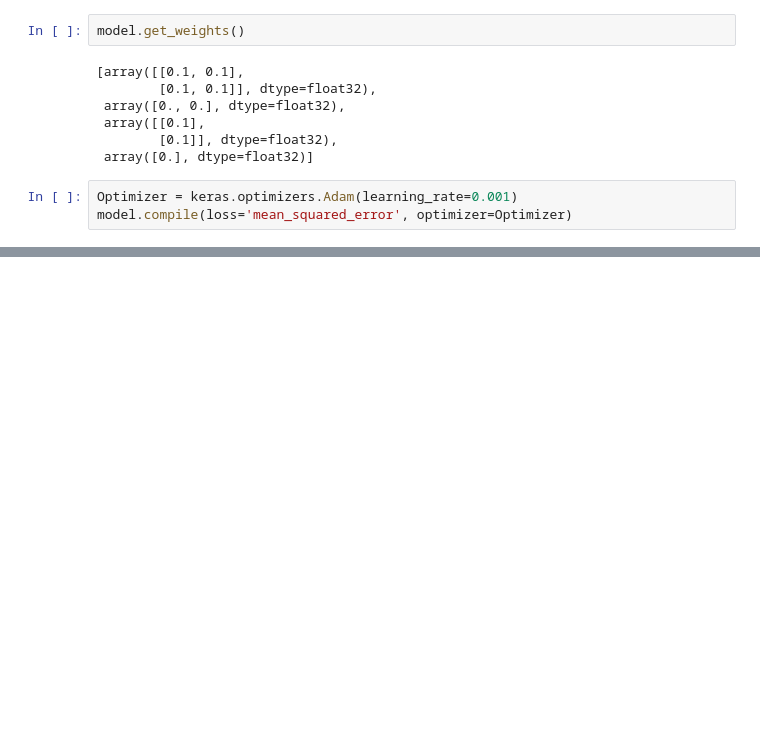
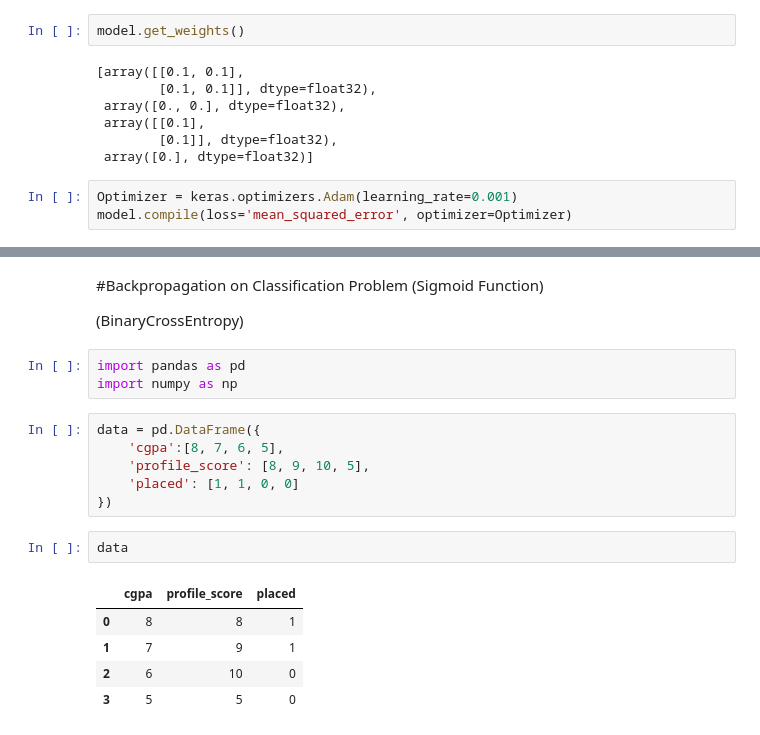
Before and after one commit to nitinlodhi019/Deep-Learning, a Jupyter notebook: Backpropagation/Backpropagation.ipynb, the cells around one changed output, grey strips where cells are left out. Saved outputs shown, nothing was run; the diff lists cells and outputs as text; blank space fills up the shorter version.

```diff
--- a/Backpropagation/Backpropagation.ipynb
+++ b/Backpropagation/Backpropagation.ipynb
@@ -383,0 +311,22 @@ model.get_weights()
+# %% [markdown]
+#Backpropagation on Classification Problem
+(Sigmoid Function)
+
+(BinaryCrossEntropy)
+# %%
+import pandas as pd
+import numpy as np
+# %%
+data = pd.DataFrame({
+    'cgpa':[8, 7, 6, 5],
+    'profile_score': [8, 9, 10, 5],
+    'placed': [1, 1, 0, 0]
+})
+# %%
+data
+# %% [output]
+|  | cgpa | profile_score | placed |
+| 0 | 8 | 8 | 1 |
+| 1 | 7 | 9 | 1 |
+| 2 | 6 | 10 | 0 |
+| 3 | 5 | 5 | 0 |
```
Also changed, not shown: parts of 34 cells of this notebook.
